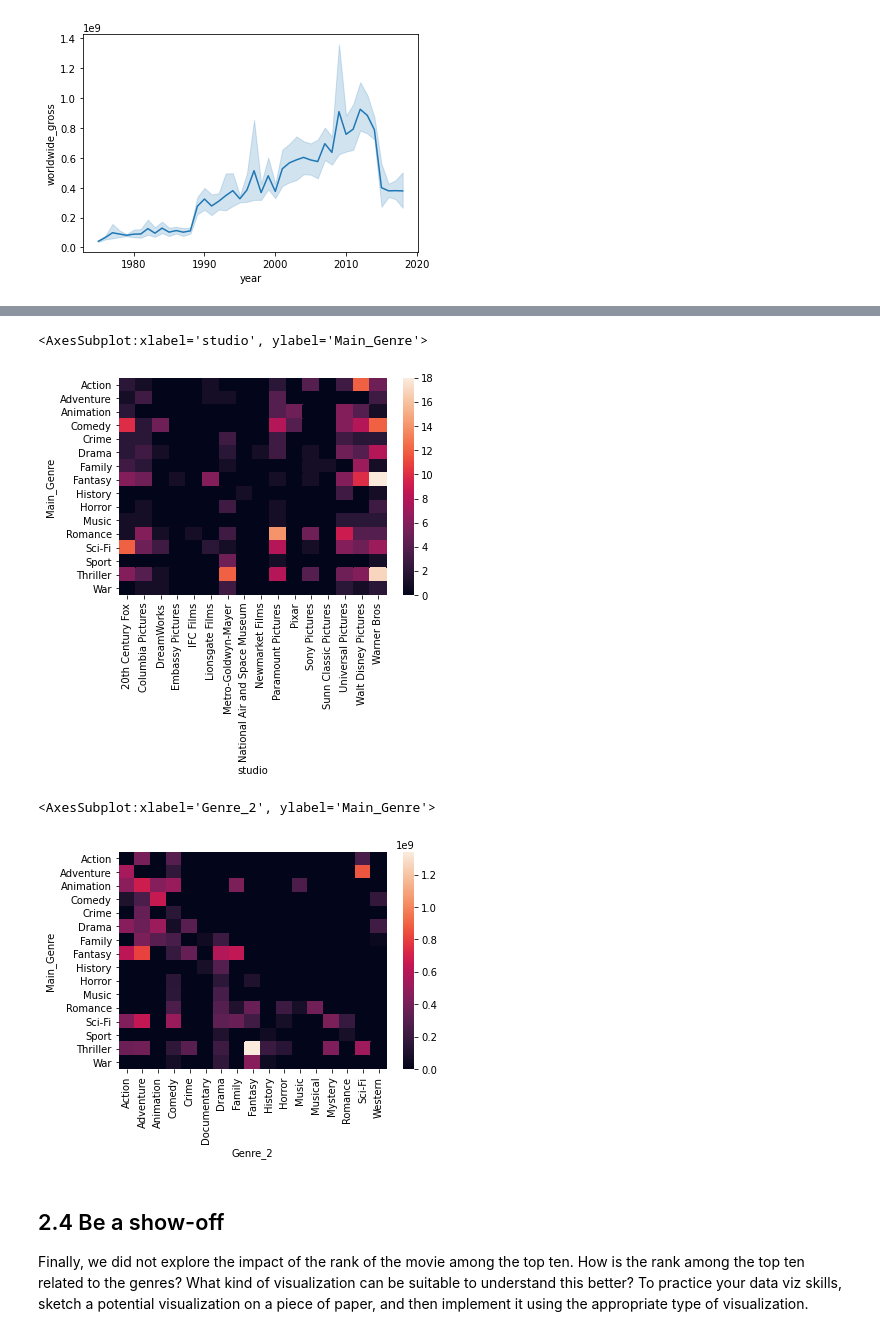
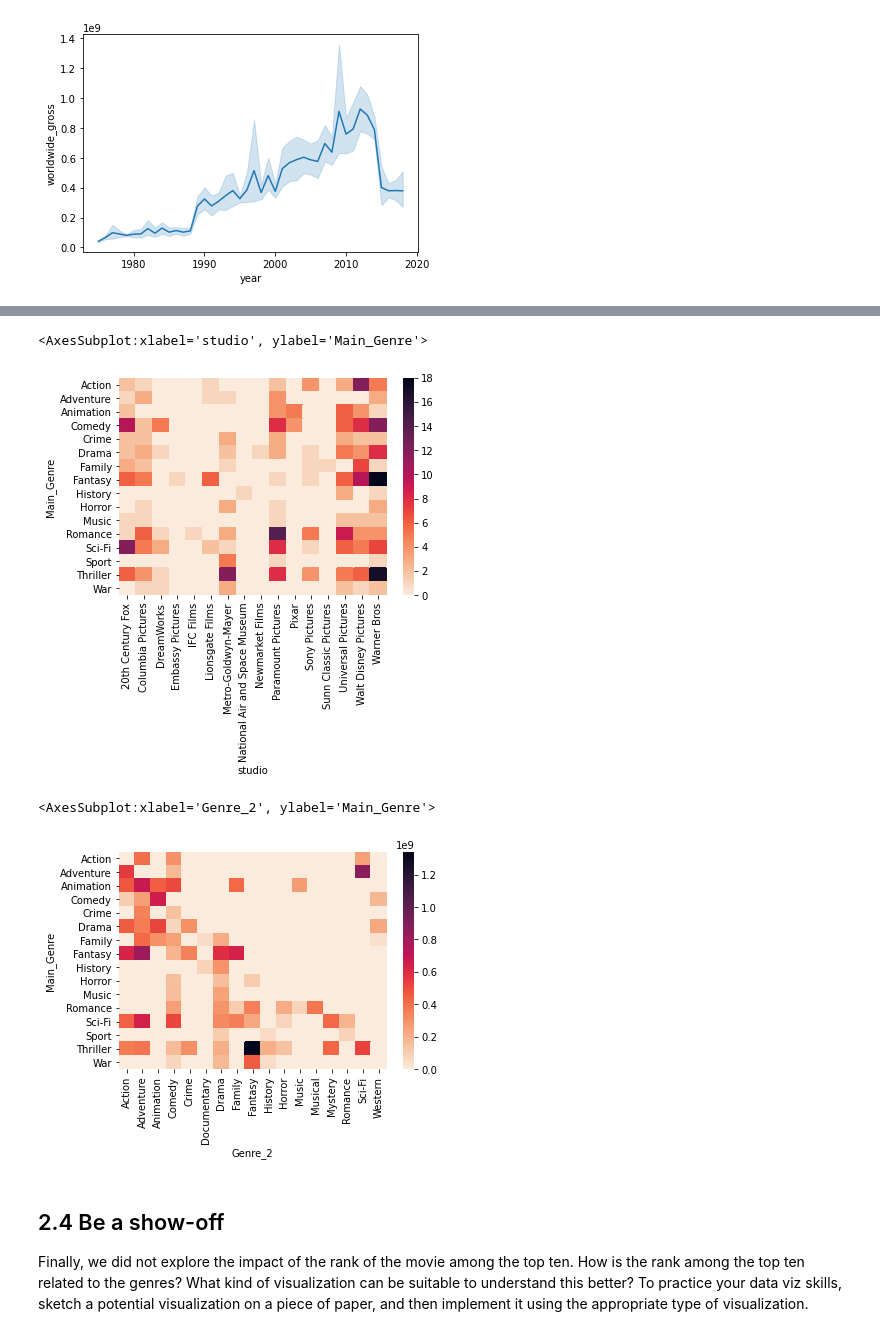
Before and after one commit to GonxheIdrizi/ADA_Course_2020, a Jupyter notebook: Tutorials/02 - Data viz and data from the web/Becoming a DataVizard exercise.ipynb, the cells around one changed output, grey strips where cells are left out. Saved outputs shown, nothing was run; the diff lists cells and outputs as text; code cells hidden in the pictures.

```diff
--- a/Tutorials/02 - Data viz and data from the web/Becoming a DataVizard exercise.ipynb
+++ b/Tutorials/02 - Data viz and data from the web/Becoming a DataVizard exercise.ipynb
@@ -302,22 +322,22 @@ heatmap_data = pd.pivot_table(count, values='count',
                      index=['Main_Genre'],
                      columns='studio')
 heatmap_data.fillna(0, inplace=True)
-sns.heatmap(heatmap_data, cmap = "rocket")
+sns.heatmap(heatmap_data, cmap = "rocket_r")
 # %% [output]
 <AxesSubplot:xlabel='studio', ylabel='Main_Genre'>
-[figure, old version]
+[figure, new version]
 # %%
 # Write your code to make the second heatmap here
 genres_avg = movies.groupby(['Main_Genre','Genre_2']).agg({'worldwide_gross' : 'mean'}).reset_index()
 
 heatmap_data_2 = pd.pivot_table(genres_avg, values='worldwide_gross',
                      index=['Main_Genre'],
                      columns='Genre_2')
 heatmap_data_2.fillna(0, inplace=True)
-sns.heatmap(heatmap_data_2, cmap = "rocket")
+sns.heatmap(heatmap_data_2, cmap = "rocket_r")
 # %% [output]
 <AxesSubplot:xlabel='Genre_2', ylabel='Main_Genre'>
-[figure, old version]
+[figure, new version]
 # %%
 # Write your interpretations here
 # %% [markdown]
```
Also changed, not shown: parts of 11 cells of this notebook, 8 other files.
